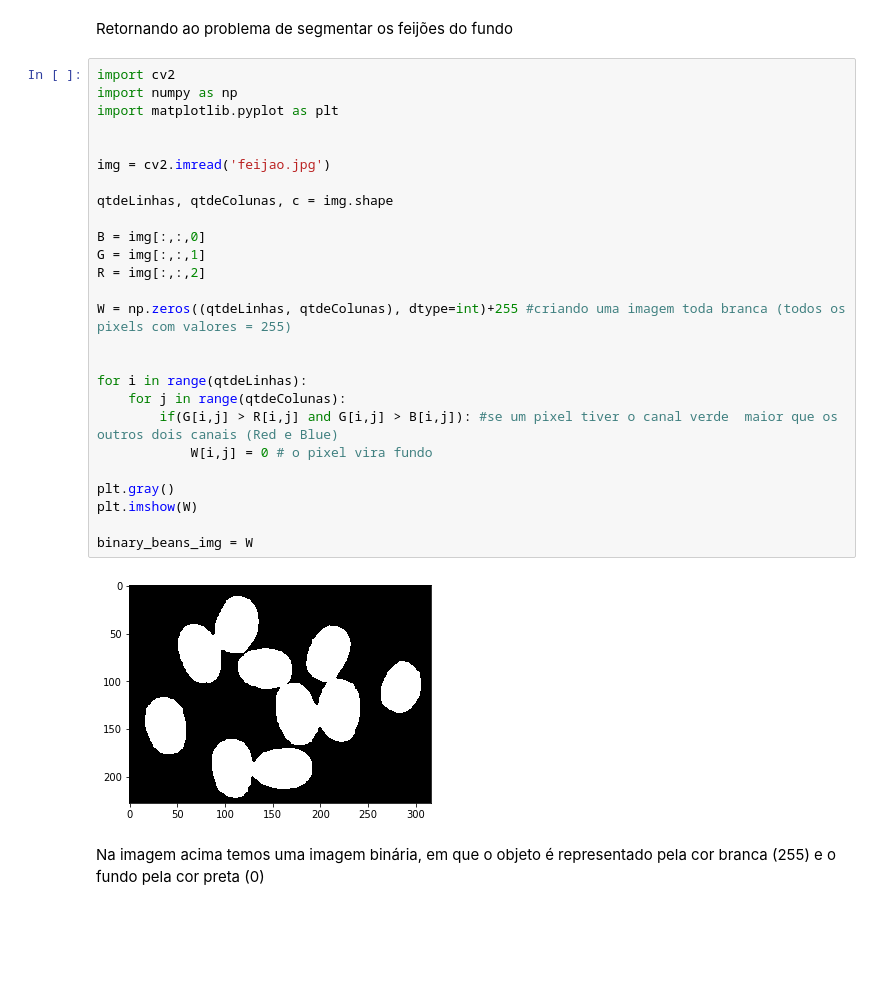
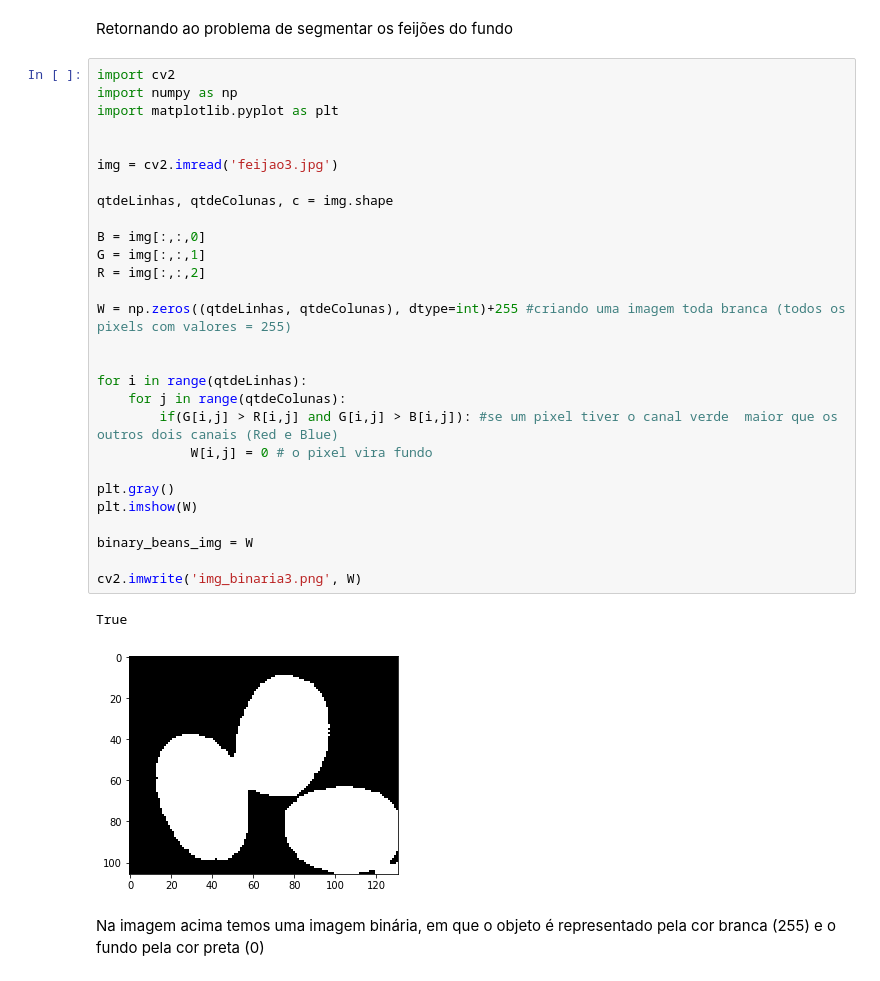
Before and after one commit to lucasca73/visao, a Jupyter notebook: aula6/aula6.ipynb, the cells around one changed output. Drawn from its saved outputs; the diff is of its cells as text; blank space fills up the shorter version.

```diff
--- a/aula6/aula6.ipynb
+++ b/aula6/aula6.ipynb
@@ -119,31 +119,34 @@ Retornando ao problema de segmentar os feijões do fundo
 # %%
 import cv2
 import numpy as np
 import matplotlib.pyplot as plt
 
 
-img = cv2.imread('feijao.jpg')
+img = cv2.imread('feijao3.jpg')
 
 qtdeLinhas, qtdeColunas, c = img.shape
 
 B = img[:,:,0]
 G = img[:,:,1]
 R = img[:,:,2]
 
 W = np.zeros((qtdeLinhas, qtdeColunas), dtype=int)+255 #criando uma imagem toda branca (todos os pixels com valores = 255)
 
 
 for i in range(qtdeLinhas):
     for j in range(qtdeColunas):
         if(G[i,j] > R[i,j] and G[i,j] > B[i,j]): #se um pixel tiver o canal verde  maior que os outros dois canais (Red e Blue)
             W[i,j] = 0 # o pixel vira fundo
 
 plt.gray()
 plt.imshow(W)
 
 binary_beans_img = W
+
+cv2.imwrite('img_binaria3.png', W)
 # %% [output]
+True
-[figure, old version]
+[figure, new version]
 # %% [markdown]
 Na imagem acima temos uma imagem binária, em que o objeto é representado pela cor branca (255) e o fundo pela cor preta (0)
 # %% [markdown]
```
Also changed, not shown: parts of 2 cells of this notebook, 4 other files.
